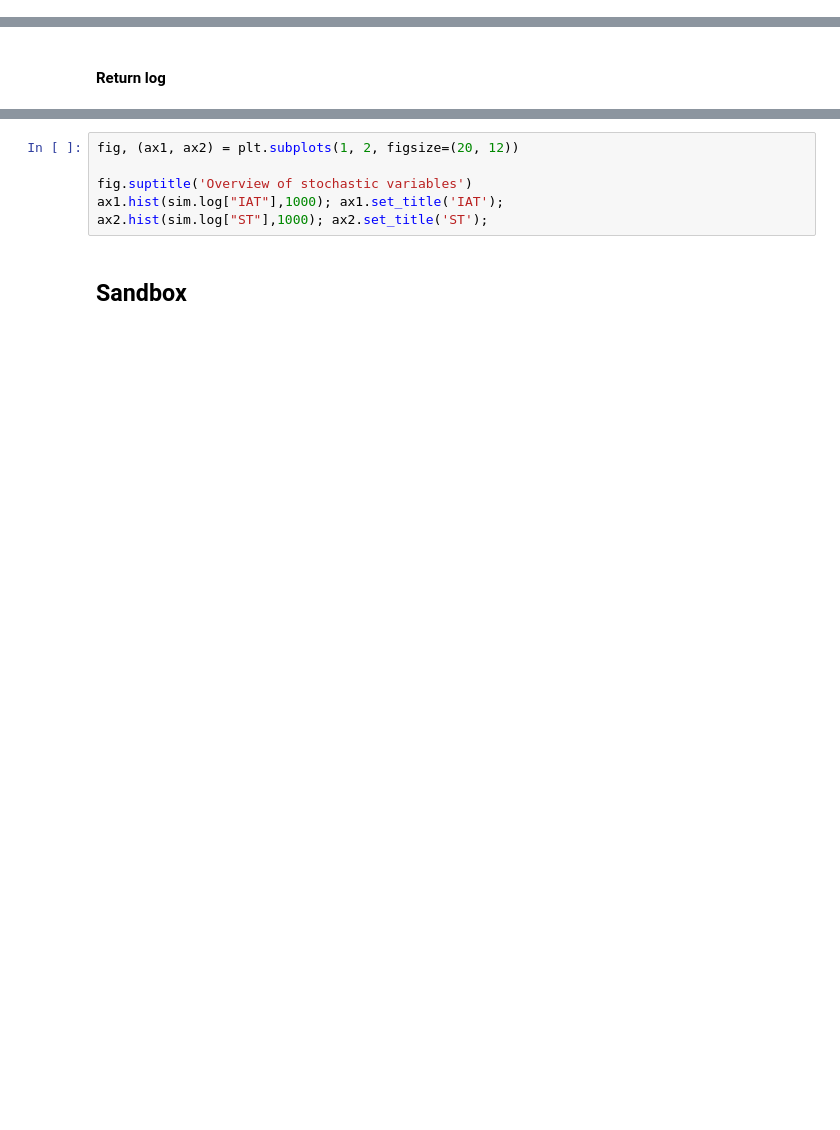
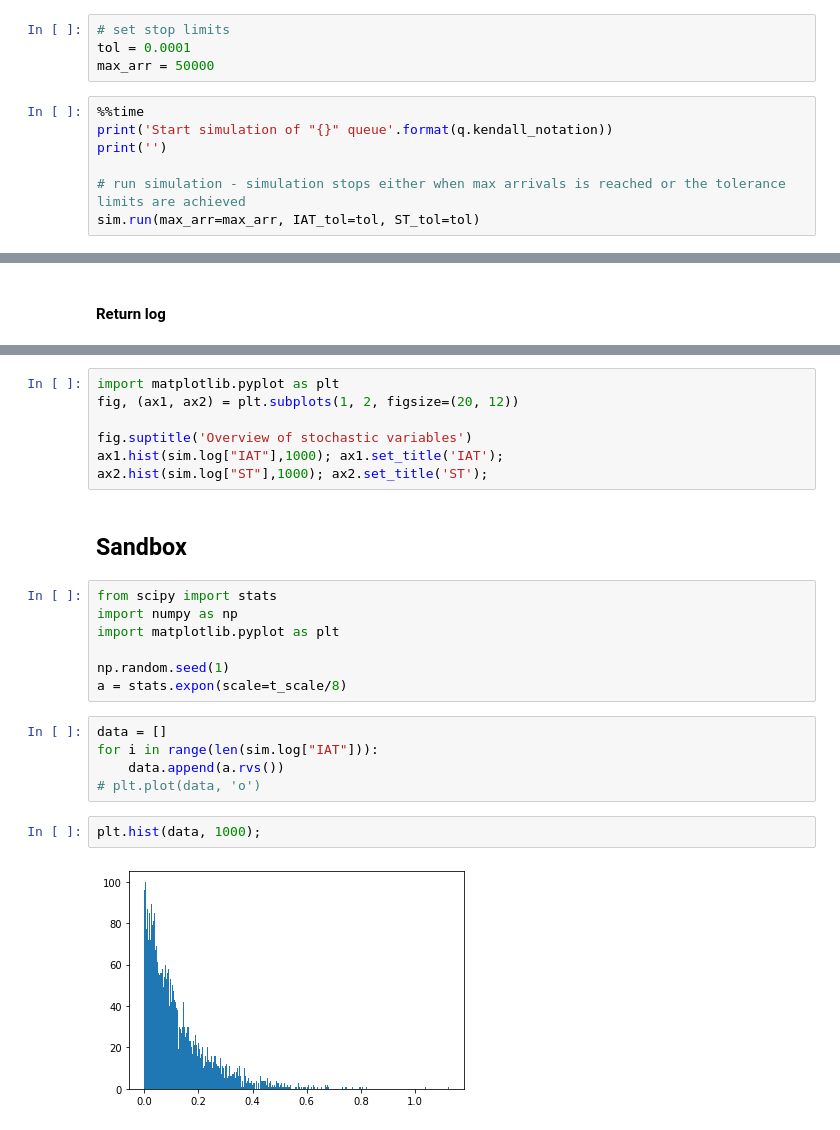
Before and after one commit to TUDelft-CITG/OpenQTSim, a Jupyter notebook: notebooks/Queueing theory - M M 1 example.ipynb, the cells around one changed output, grey strips where cells are left out. Drawn from its saved outputs; the diff is of its cells as text; blank space fills up the shorter version.

```diff
--- a/notebooks/Queueing theory - M M 1 example.ipynb
+++ b/notebooks/Queueing theory - M M 1 example.ipynb
@@ -55,0 +25,11 @@ sim.return_log(10)
+# %%
+# set stop limits
+tol = 0.0001
+max_arr = 50000
+# %%
+%%time
+print('Start simulation of "{}" queue'.format(q.kendall_notation))
+print('')
+
+# run simulation - simulation stops either when max arrivals is reached or the tolerance limits are achieved
+sim.run(max_arr=max_arr, IAT_tol=tol, ST_tol=tol)
@@ -101,4 +128,5 @@ sim.return_log(15)
 # %%
+import matplotlib.pyplot as plt
 fig, (ax1, ax2) = plt.subplots(1, 2, figsize=(20, 12))
 
 fig.suptitle('Overview of stochastic variables')
@@ -106,3 +134,19 @@ ax1.hist(sim.log["IAT"],1000); ax1.set_title('IAT');
 ax2.hist(sim.log["ST"],1000); ax2.set_title('ST');
 # %% [markdown]
 ## Sandbox
+# %%
+from scipy import stats
+import numpy as np
+import matplotlib.pyplot as plt
+
+np.random.seed(1)
+a = stats.expon(scale=t_scale/8)
+# %%
+data = []
+for i in range(len(sim.log["IAT"])):
+    data.append(a.rvs())
+# plt.plot(data, 'o')
+# %%
+plt.hist(data, 1000);
+# %% [output]
+[figure, added]
```
Also changed, not shown: parts of 23 cells of this notebook, 8 other files.
